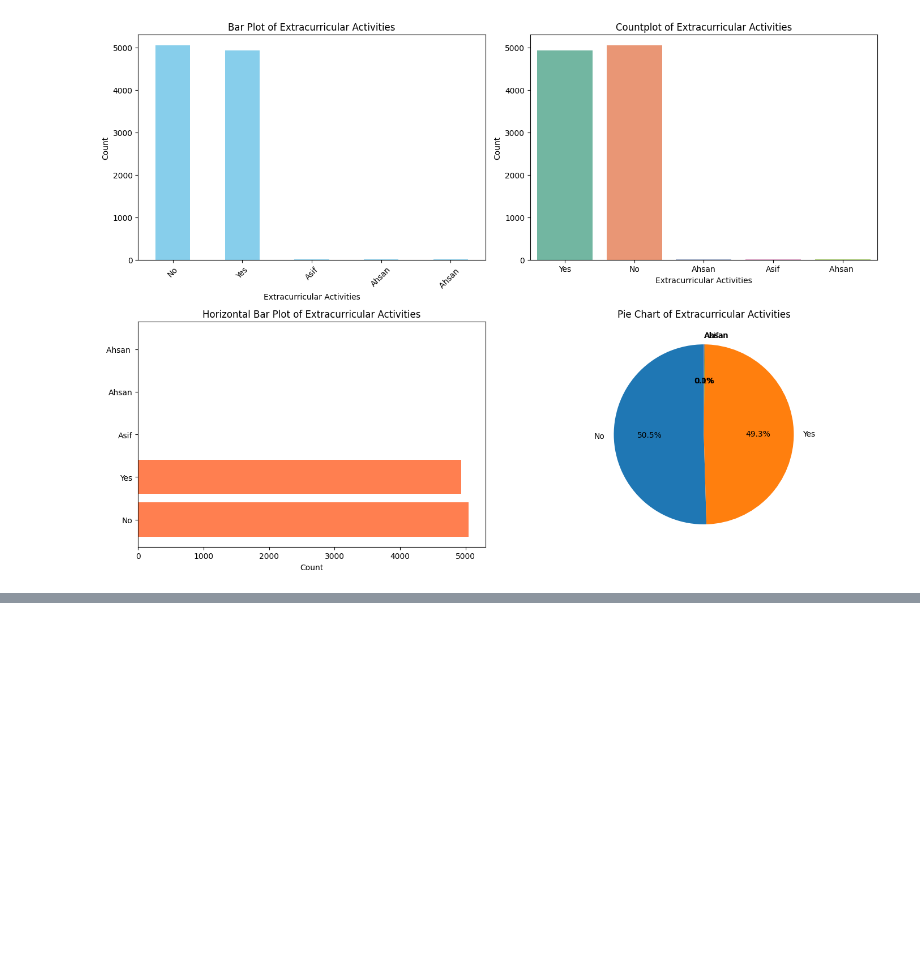
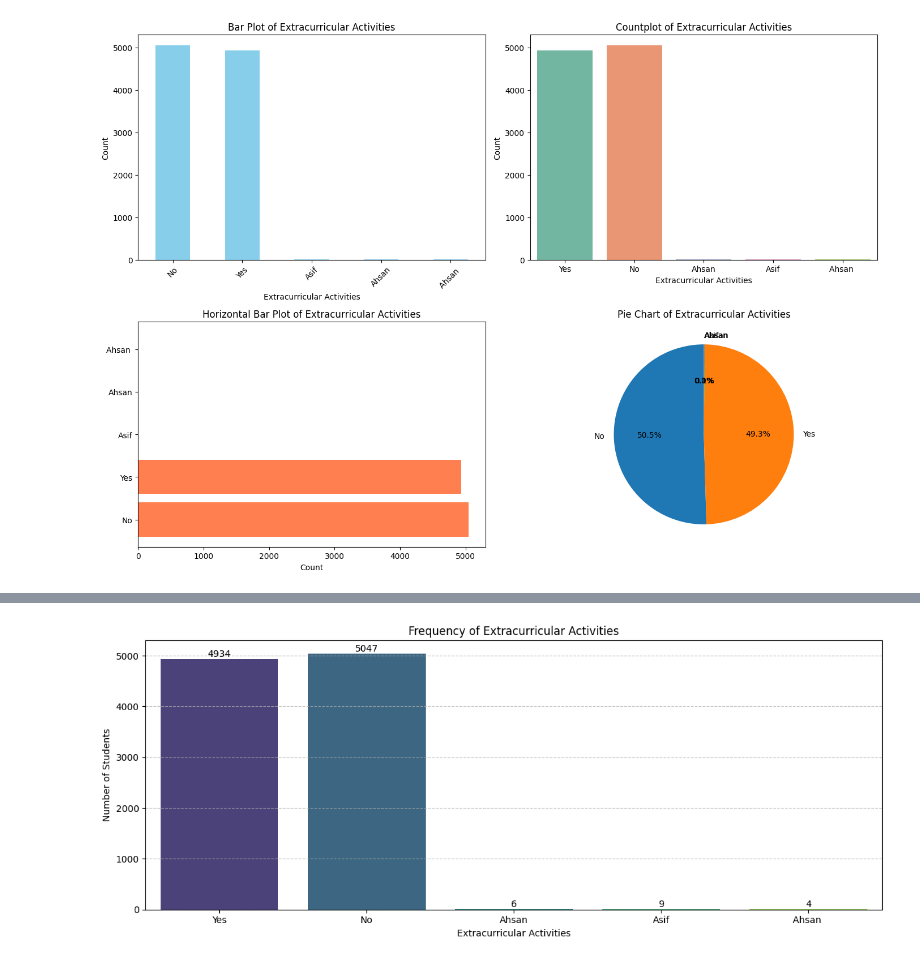
Before and after one commit to AhSanC25/Machine_Learning_Project, a Jupyter notebook: ML project.ipynb, the cells around one changed output, grey strips where cells are left out. Cells and saved outputs as stored; diff of their text form; code cells hidden in the pictures; blank space fills up the shorter version.

```diff
--- a/ML project.ipynb
+++ b/ML project.ipynb
@@ -438,0 +477,39 @@ Frequency Table:
+# %%
+import matplotlib.pyplot as plt
+import seaborn as sns
+
+# 1. Identify categorical columns
+categorical_cols = df.select_dtypes(include=['object', 'category']).columns
+
+# Check if there are any categorical columns
+if len(categorical_cols) > 0:
+    # 2. Setup the figure layout
+    num_plots = len(categorical_cols)
+    rows = (num_plots // 2) + (1 if num_plots % 2 > 0 else 0)
+    cols = 2 if num_plots > 1 else 1
+
+    plt.figure(figsize=(12, 5 * rows))
+
+    # 3. Loop and Plot
+    for i, col in enumerate(categorical_cols):
+        plt.subplot(rows, cols, i + 1)
+
+        # Create the Count Plot
+        # Note: We set hue=col to use colors without warning in newer Seaborn versions
+        ax = sns.countplot(data=df, x=col, hue=col, palette='viridis', legend=False)
+
+        # Add exact numbers on top of each bar for clarity
+        for container in ax.containers:
+            ax.bar_label(container)
+
+        plt.title(f'Frequency of {col}')
+        plt.xlabel(col)
+        plt.ylabel('Number of Students')
+        plt.grid(axis='y', linestyle='--', alpha=0.7)
+
+    plt.tight_layout()
+    plt.show()
+else:
+    print("No categorical columns found in the dataset.")
+# %% [output]
+[figure, added]
```
Also changed, not shown: parts of 30 cells of this notebook.
